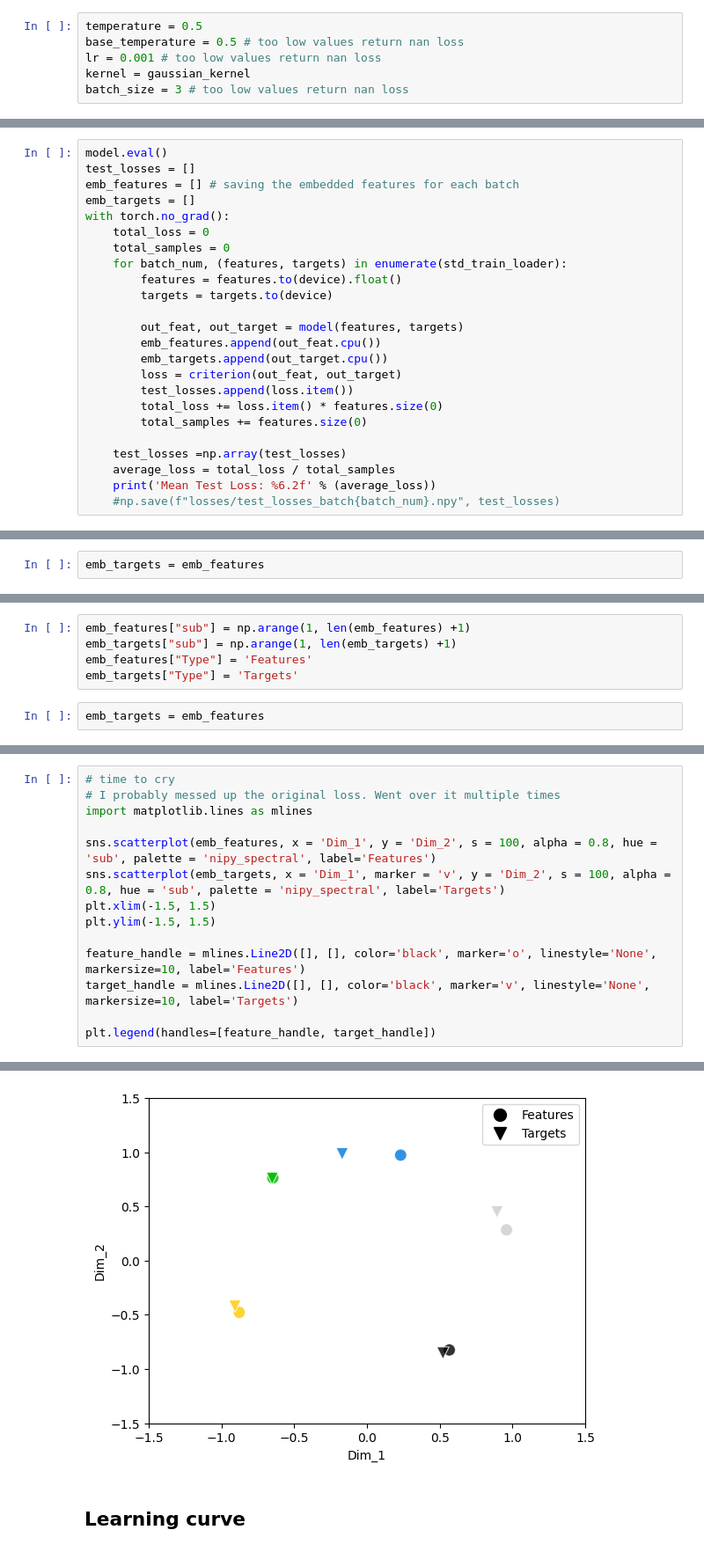
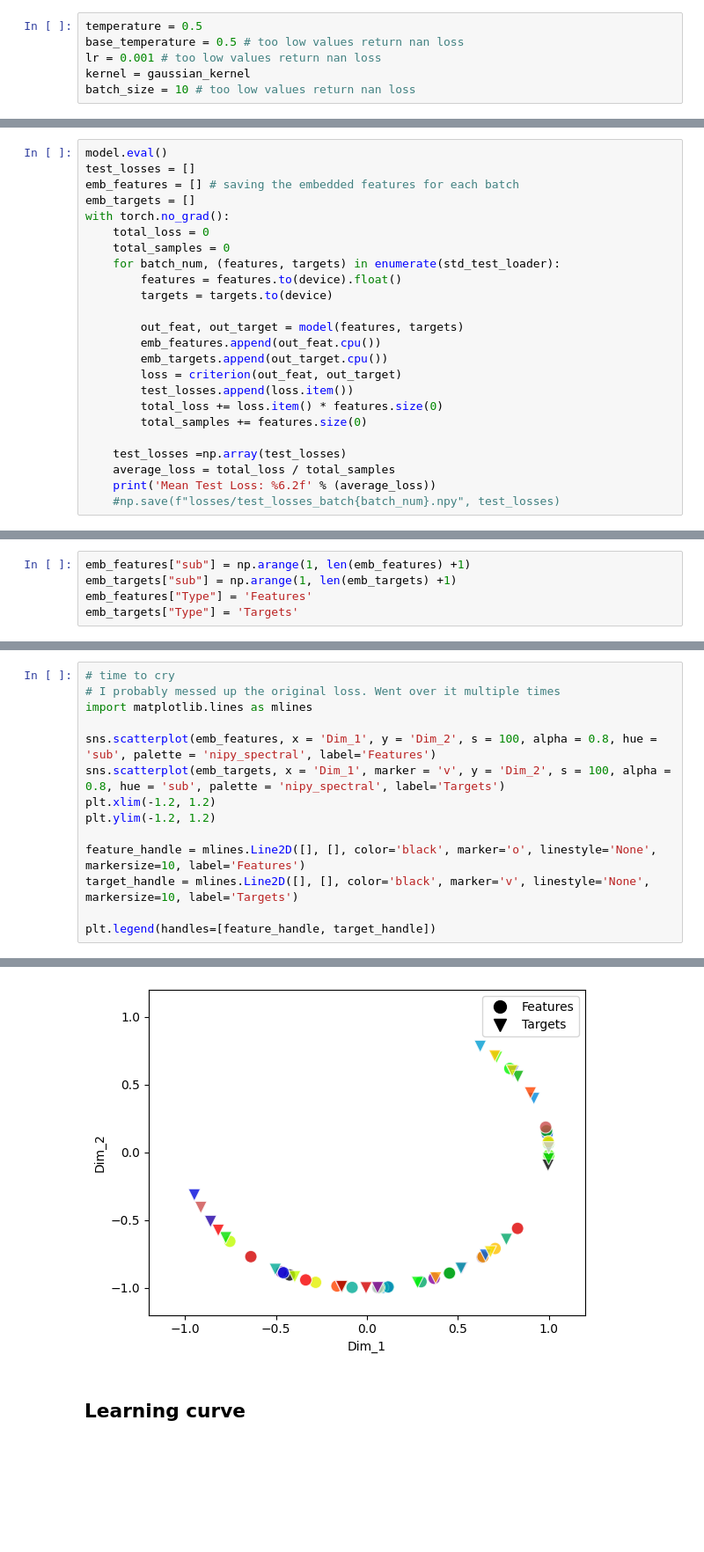
Before and after one commit to victoris93/contrastive-reg, a Jupyter notebook: mlp_no_cv.ipynb, the cells around one changed output, grey strips where cells are left out. Shown at 88% size. Cells and saved outputs as stored; diff of their text form; blank space fills up the shorter version.

```diff
--- a/mlp_no_cv.ipynb
+++ b/mlp_no_cv.ipynb
@@ -122,7 +108,7 @@ temperature = 0.5
 base_temperature = 0.5 # too low values return nan loss
 lr = 0.001 # too low values return nan loss
 kernel = gaussian_kernel
-batch_size = 3 # too low values return nan loss
+batch_size = 10 # too low values return nan loss
 # %%
 standardized_train_dataset = standardize_dataset(train_dataset)
 std_train_loader = DataLoader(standardized_train_dataset, batch_size=batch_size, shuffle=True)
@@ -202,7 +174,7 @@ emb_targets = []
 with torch.no_grad():
     total_loss = 0
     total_samples = 0
-    for batch_num, (features, targets) in enumerate(std_train_loader):
+    for batch_num, (features, targets) in enumerate(std_test_loader):
         features = features.to(device).float()
         targets = targets.to(device)
 
@@ -248,5 +199,3 @@ tensor([[ 0.2939, -0.9558],
-# %%
-emb_targets = emb_features
 # %%
 emb_features = pd.DataFrame(emb_features,columns = ["Dim_1", "Dim_2"])
 # %%
@@ -256,5 +205,3 @@ emb_features["sub"] = np.arange(1, len(emb_features) +1)
 emb_targets["sub"] = np.arange(1, len(emb_targets) +1)
 emb_features["Type"] = 'Features'
 emb_targets["Type"] = 'Targets'
-# %%
-emb_targets = emb_features
@@ -277,20 +208,20 @@ tensor(2.2963)
 # %%
 # time to cry
 # I probably messed up the original loss. Went over it multiple times
 import matplotlib.lines as mlines
 
 sns.scatterplot(emb_features, x = 'Dim_1', y = 'Dim_2', s = 100, alpha = 0.8, hue = 'sub', palette = 'nipy_spectral', label='Features')
 sns.scatterplot(emb_targets, x = 'Dim_1', marker = 'v', y = 'Dim_2', s = 100, alpha = 0.8, hue = 'sub', palette = 'nipy_spectral', label='Targets')
-plt.xlim(-1.5, 1.5)
-plt.ylim(-1.5, 1.5)
+plt.xlim(-1.2, 1.2)
+plt.ylim(-1.2, 1.2)
 
 feature_handle = mlines.Line2D([], [], color='black', marker='o', linestyle='None', markersize=10, label='Features')
 target_handle = mlines.Line2D([], [], color='black', marker='v', linestyle='None', markersize=10, label='Targets')
 
 plt.legend(handles=[feature_handle, target_handle])
 # %% [output]
 <matplotlib.legend.Legend at 0x...>
-[figure, old version]
+[figure, new version]
 # %% [markdown]
 ## Learning curve
 # %%
```
Also changed, not shown: parts of 15 cells of this notebook, 1 other file.
